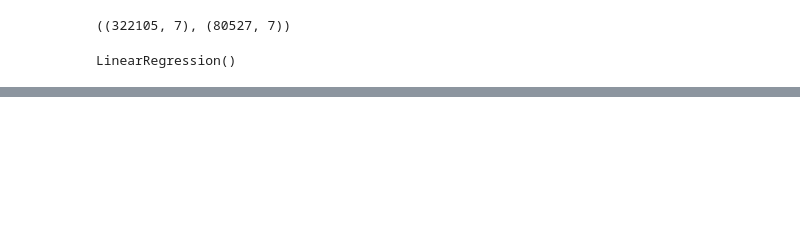
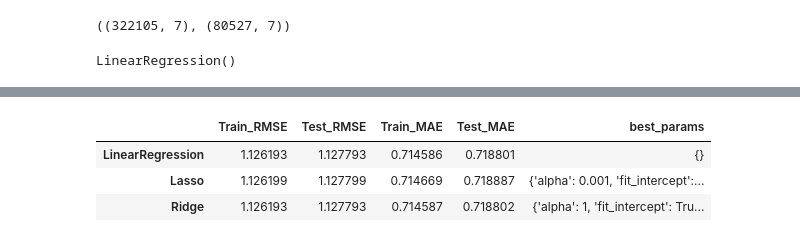
Before and after one commit to 202311003/idm_assignment_1, a Jupyter notebook: DM_project.ipynb, the cells around one changed output, grey strips where cells are left out. Cells and saved outputs as stored; diff of their text form; code cells hidden in the pictures; blank space fills up the shorter version.

```diff
--- a/DM_project.ipynb
+++ b/DM_project.ipynb
@@ -380,0 +554,7 @@ mae3
+# %%
+model_results
+# %% [output]
+|  | Train_RMSE | Test_RMSE | Train_MAE | Test_MAE | best_params |
+| LinearRegression | 1.126193 | 1.127793 | 0.714586 | 0.718801 | {} |
+| Lasso | 1.126199 | 1.127799 | 0.714669 | 0.718887 | {'alpha': 0.001, 'fit_intercept':... |
+| Ridge | 1.126193 | 1.127793 | 0.714587 | 0.718802 | {'alpha': 1, 'fit_intercept': Tru... |
```
Also changed, not shown: parts of 27 cells of this notebook.
